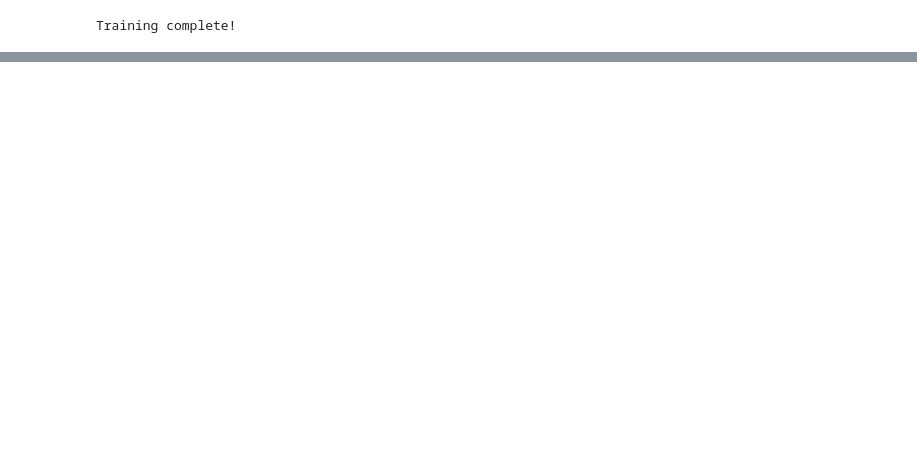
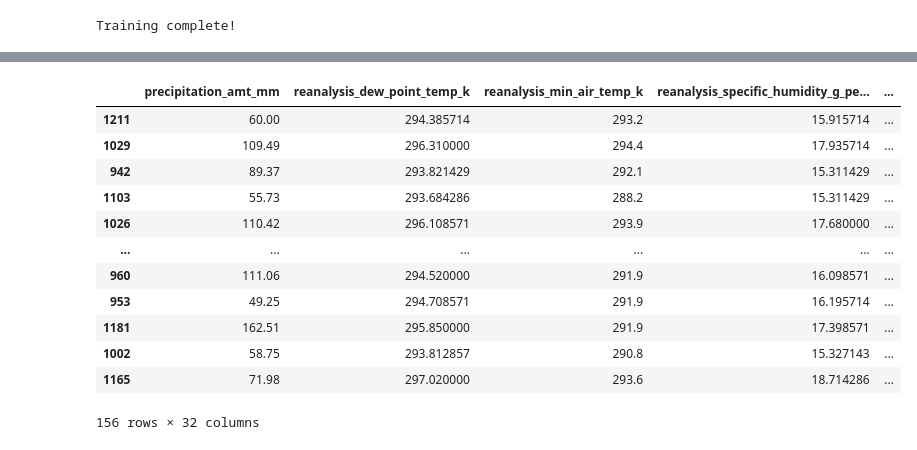
Before and after one commit to aneeshat01/cs5785_project, a Jupyter notebook: aneesha/aneesha_rfr.ipynb, the cells around one changed output, grey strips where cells are left out. Cells and saved outputs as stored; diff of their text form; code cells hidden in the pictures; blank space fills up the shorter version.

```diff
--- a/aneesha/aneesha_rfr.ipynb
+++ b/aneesha/aneesha_rfr.ipynb
@@ -409,0 +375,20 @@ array([  4,  64,  22,   9,  11,  59,  10,  70,   2,  13,   3,  46,  17,
+# %%
+# extract test set from training for iq
+test_iq = iq.sample(n=156, random_state=42)
+X_test_iq = test_iq.drop(labels = ['total_cases'], axis = 1, inplace = False)
+
+test_iq
+# %% [output]
+|  | precipitation_amt_mm | reanalysis_dew_point_temp_k | reanalysis_min_air_temp_k | reanalysis_specific_humidity_g_pe... | ... |
+| 1211 | 60.00 | 294.385714 | 293.2 | 15.915714 | ... |
+| 1029 | 109.49 | 296.310000 | 294.4 | 17.935714 | ... |
+| 942 | 89.37 | 293.821429 | 292.1 | 15.311429 | ... |
+| 1103 | 55.73 | 293.684286 | 288.2 | 15.311429 | ... |
+| 1026 | 110.42 | 296.108571 | 293.9 | 17.680000 | ... |
+| ... | ... | ... | ... | ... | ... |
+| 960 | 111.06 | 294.520000 | 291.9 | 16.098571 | ... |
+| 953 | 49.25 | 294.708571 | 291.9 | 16.195714 | ... |
+| 1181 | 162.51 | 295.850000 | 291.9 | 17.398571 | ... |
+| 1002 | 58.75 | 293.812857 | 290.8 | 15.327143 | ... |
+| 1165 | 71.98 | 297.020000 | 293.6 | 18.714286 | ... |
+156 rows × 32 columns
```
Also changed, not shown: parts of 15 cells of this notebook, 1 other file.
